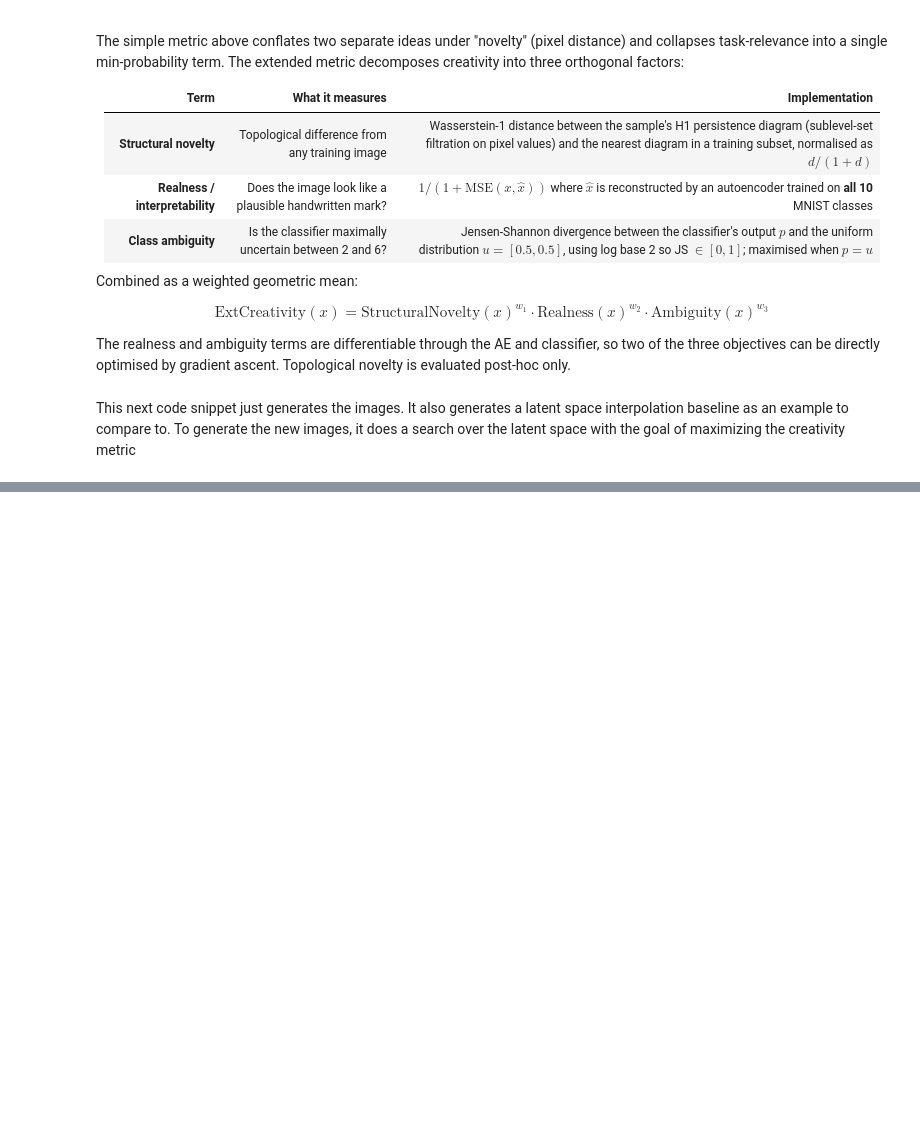
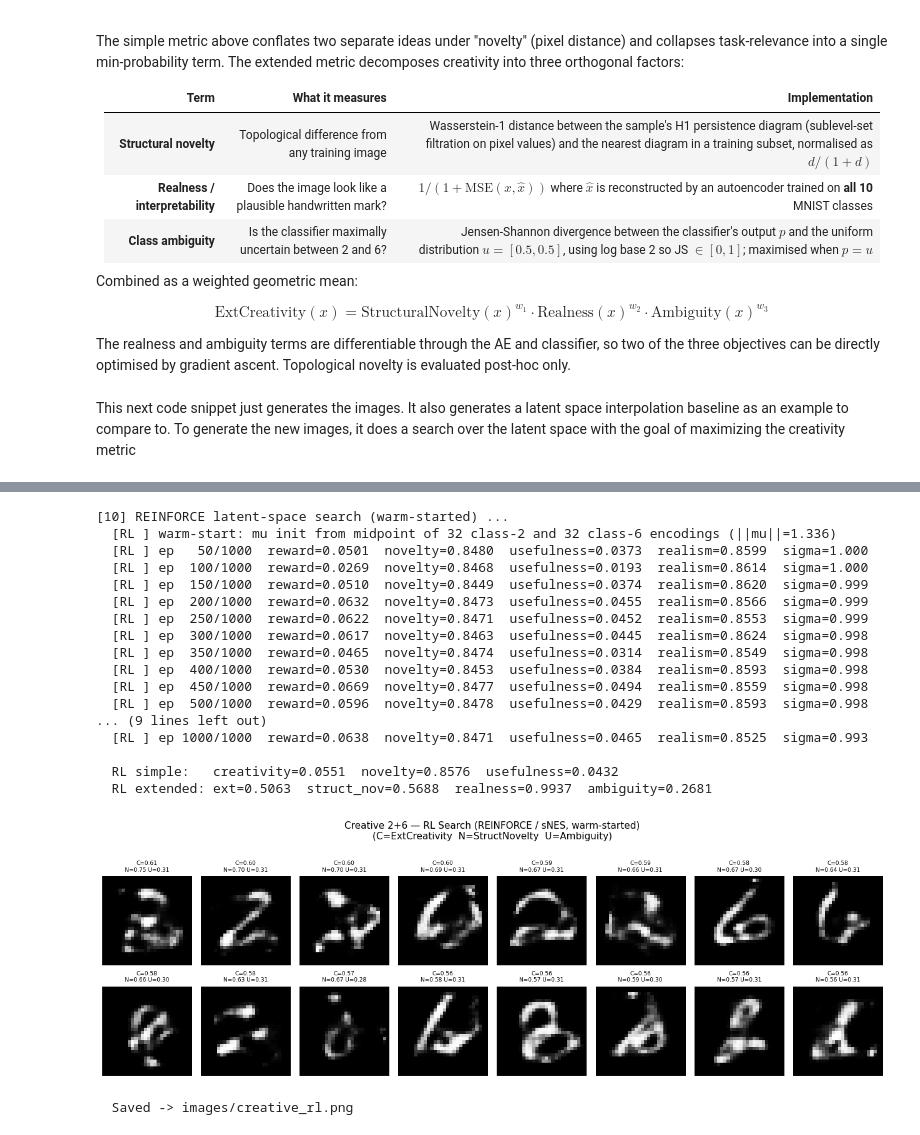
Before and after one commit to gusdspmoreira/CS6501-NN-Project, a Jupyter notebook: GM_demo_notebook.ipynb, the cells around one changed output, grey strips where cells are left out. Drawn from its saved outputs; the diff is of its cells as text; code cells hidden in the pictures; blank space fills up the shorter version.

```diff
--- a/GM_demo_notebook.ipynb
+++ b/GM_demo_notebook.ipynb
@@ -935,2 +1188,67 @@ Device: cpu
 
 Done.
+# %%
+# ─────────────────────────────────────────────────────────────
+# 10. RL search (REINFORCE / sNES) — warm-started, larger population
+# ─────────────────────────────────────────────────────────────
+# Warm-start: policy mean initialised from the midpoint of averaged
+#             class-2 and class-6 encodings (informed prior).
+# Bumped: n_samples 32 -> 128  (4x lower gradient variance)
+#         n_episodes 200 -> 500 (more time to converge)
+# Total decoder evaluations: 128 * 500 = 64,000  (~10x the cold-start run)
+print("[10] REINFORCE latent-space search (warm-started) ...")
+creative_rl, rl_hist = generate_creative_rl(
+    vae, clf, train_sub,
+    n_samples=128, n_episodes=1000,
+    lr_mu=0.05, lr_sigma=0.01, init_sigma=1.0,
+    alpha=0.2,
+    baseline_decay=0.9,
+    device=device,
+    warm_start_loader=train_loader,
+    warm_start_pairs=32,
+)
+
+# The warm-started policy yields 128 final images; subsample to 32 for
+# visualisation and apples-to-apples comparison with the other methods.
+_perm = np.random.default_rng(0).permutation(creative_rl.size(0))[:32]
+creative_rl = creative_rl[_perm]
+
+# ── Score ─────────────────────────────────────────────────
+rl_c, rl_n, rl_u = score_creativity(
+    creative_rl, clf, train_sub, device=device, alpha=0.2)
+rl_ec, rl_sn, rl_r, rl_a = score_creativity_extended(
+    creative_rl, clf, ae, train_sub, train_diagrams, device=device)
+
+print(f"\n  RL simple:   creativity={rl_c.mean():.4f}  "
+      f"novelty={rl_n.mean():.4f}  usefulness={rl_u.mean():.4f}")
+print(f"  RL extended: ext={rl_ec.mean():.4f}  "
+      f"struct_nov={rl_sn.mean():.4f}  "
+      f"realness={rl_r.mean():.4f}  ambiguity={rl_a.mean():.4f}")
+
+rl_p = get_probs(creative_rl, clf, device=device)
+
+# ── Visualise ─────────────────────────────────────────────
+visualize(creative_rl, rl_ec, rl_sn, rl_a,
+          title="Creative 2+6 — RL Search (REINFORCE / sNES, warm-started)\n"
+                "(C=ExtCreativity  N=StructNovelty  U=Ambiguity)",
+          filename="images/creative_rl.png")
+# %% [output]
+[10] REINFORCE latent-space search (warm-started) ...
+  [RL ] warm-start: mu init from midpoint of 32 class-2 and 32 class-6 encodings (||mu||=1.336)
+  [RL ] ep   50/1000  reward=0.0501  novelty=0.8480  usefulness=0.0373  realism=0.8599  sigma=1.000
+  [RL ] ep  100/1000  reward=0.0269  novelty=0.8468  usefulness=0.0193  realism=0.8614  sigma=1.000
+  [RL ] ep  150/1000  reward=0.0510  novelty=0.8449  usefulness=0.0374  realism=0.8620  sigma=0.999
+  [RL ] ep  200/1000  reward=0.0632  novelty=0.8473  usefulness=0.0455  realism=0.8566  sigma=0.999
+  [RL ] ep  250/1000  reward=0.0622  novelty=0.8471  usefulness=0.0452  realism=0.8553  sigma=0.999
+  [RL ] ep  300/1000  reward=0.0617  novelty=0.8463  usefulness=0.0445  realism=0.8624  sigma=0.998
+  [RL ] ep  350/1000  reward=0.0465  novelty=0.8474  usefulness=0.0314  realism=0.8549  sigma=0.998
+  [RL ] ep  400/1000  reward=0.0530  novelty=0.8453  usefulness=0.0384  realism=0.8593  sigma=0.998
+  [RL ] ep  450/1000  reward=0.0669  novelty=0.8477  usefulness=0.0494  realism=0.8559  sigma=0.998
+  [RL ] ep  500/1000  reward=0.0596  novelty=0.8478  usefulness=0.0429  realism=0.8593  sigma=0.998
+... (9 lines left out)
+  [RL ] ep 1000/1000  reward=0.0638  novelty=0.8471  usefulness=0.0465  realism=0.8525  sigma=0.993
+
+  RL simple:   creativity=0.0551  novelty=0.8576  usefulness=0.0432
+  RL extended: ext=0.5063  struct_nov=0.5688  realness=0.9937  ambiguity=0.2681
+[figure, added]
+  Saved -> images/creative_rl.png
```
Also changed, not shown: parts of 8 cells of this notebook, 1 other file.
